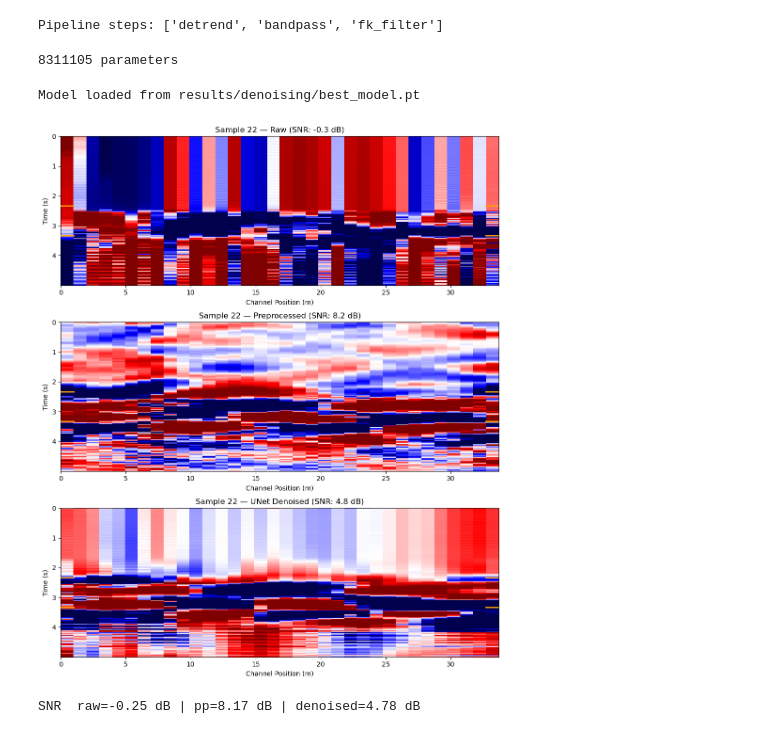
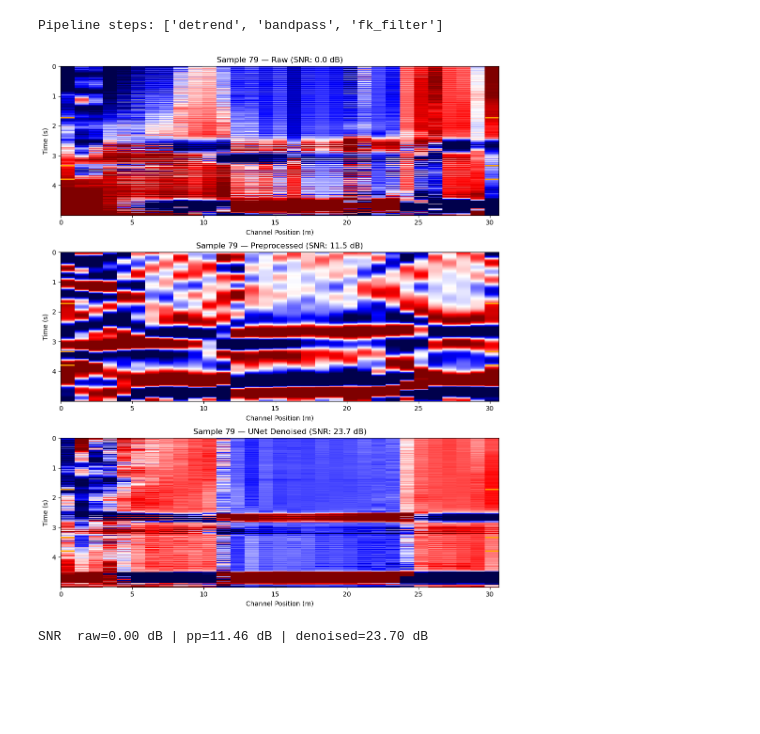
Before and after one commit to UWGeoD/DAS_Preprocessing, a Jupyter notebook: notebooks/eval_denoising.ipynb, the cells around one changed output. Saved outputs shown, nothing was run; the diff lists cells and outputs as text; code cells hidden in the pictures; blank space fills up the shorter version.

```diff
--- a/notebooks/eval_denoising.ipynb
+++ b/notebooks/eval_denoising.ipynb
@@ -14,15 +11,18 @@ The autoreload extension is already loaded. To reload it, use:
 # %%
 import yaml
-from config import DAS_FILE
+from config import load_dataset_config
 from DAS import DAS
 
+# Uses ACTIVE_DATASET from config.py — make sure it matches the dataset
+# the model in results/denoising/ was trained on.
+ds_cfg = load_dataset_config()
+
 with open("configs/denoising.yaml") as f:
-    cfg = yaml.safe_load(f)
+    den_cfg = yaml.safe_load(f)
 
-# Config value takes priority; file metadata used only as fallback
-_meta = DAS(DAS_FILE).meta
-dx = cfg.get("dx") or _meta["dx"]
-dt = cfg.get("dt") or _meta["dt"]
+_meta = DAS(ds_cfg["das_file"]).meta
+dx = ds_cfg.get("dx") or _meta.get("dx")
+dt = ds_cfg.get("dt") or _meta.get("dt")
 # %%
 import warnings
 warnings.filterwarnings("ignore", message="Pandas requires version", category=UserWarning)
@@ -39,11 +39,11 @@ from preprocessing import make_preprocess
 device = torch.device("cuda" if torch.cuda.is_available() else "cpu")
 print("Using device:", device)
 
-DATA_DIR = cfg.get("data_dir", "data")
-SAVE_DIR = cfg.get("save_dir", "results/denoising")
-FS_DAS = cfg["fs"]
+DATA_DIR = ds_cfg["data_dir"]
+SAVE_DIR = den_cfg.get("save_dir", "results/denoising")
+FS_DAS   = ds_cfg["fs_das"]
 
-df = pd.read_csv(os.path.join(DATA_DIR, cfg["labels_csv"]))
+df = pd.read_csv(os.path.join(DATA_DIR, den_cfg["labels_csv"]))
 df_pos = df[df["count"] > 0].reset_index(drop=True)
 
 with open(os.path.join(SAVE_DIR, "splits.json")) as f:
@@ -81,78 +97,60 @@ test_df
 # %%
-steps = [(s["name"], {k: v for k, v in s.items() if k != "name"}) for s in cfg["steps"]]
+steps = [(s["name"], {k: v for k, v in s.items() if k != "name"}) for s in den_cfg["steps"]]
 pp = make_preprocess(steps=steps, dx=dx, dt=dt)
 print(f"Pipeline steps: {[s[0] for s in steps]}")
 # %% [output]
 Pipeline steps: ['detrend', 'bandpass', 'fk_filter']
-# %%
-model = UNetV2(in_channels=1, out_channels=1).to(device)
-print(sum(p.numel() for p in model.parameters()), "parameters")
-# %% [output]
-8311105 parameters
-# %%
-# Load the trained model saved by: python train.py --task denoising
-model.load_state_dict(torch.load("results/denoising/best_model.pt", map_location=device))
-model.eval()
-print("Model loaded from results/denoising/best_model.pt")
-# %% [output]
-Model loaded from results/denoising/best_model.pt
 # %%
 from Utilities import plot_das_data, compute_snr
 import matplotlib.pyplot as plt
 
-# Requires labels.csv to have signal_rects column: run `python prepare_data.py` first
-SAMPLE_IDX = 4  # change to inspect different test samples
+# Requires: python prepare_data.py + python train.py --task denoising + python predict.py --task denoising
+SAMPLE_IDX = 8  # change to inspect different test samples
 
-dp_cfg = yaml.safe_load(open("configs/data_prep.yaml"))
-fps_video = dp_cfg["fps_video"]
+fps_video = ds_cfg["fps_video"]
 
 row = test_df.iloc[SAMPLE_IDX]
 sid = row["sample_id"]
-raw = np.load(row["data_path"]).astype(np.float32)
+raw   = np.load(row["data_path"]).astype(np.float32)
 clean = pp(raw, FS_DAS).astype(np.float32)
 
-# Normalize the same way the dataset does during training
-mean, std = raw.mean(), raw.std() + 1e-8
-with torch.no_grad():
-    raw_norm = (raw - mean) / std
-    raw_t = torch.from_numpy(raw_norm[None, None, ...]).to(device)
-    pred_norm = model(raw_t).squeeze().cpu().numpy()
-pred = pred_norm * std + mean  # restore original signal units
+# Load precomputed denoised output — already in clean signal units (pred_norm * std, no DC)
+denoised_path = os.path.join(DATA_DIR, "denoised", f"denoised_sample_{sid:06d}.npy")
+pred = np.load(denoised_path).astype(np.float32)
 
 rects = json.loads(row["signal_rects"])
 win_start_frame = row["start_frame"]
 
 snr_raw   = compute_snr(raw,   rects, win_start_frame, fps_video, FS_DAS)
 snr_clean = compute_snr(clean, rects, win_start_frame, fps_video, FS_DAS)
 snr_pred  = compute_snr(pred,  rects, win_start_frame, fps_video, FS_DAS)
 
 channels = np.arange(raw.shape[0])
 fig, axes = plt.subplots(3, 1, figsize=(10, 12))
 plot_das_data(data=raw,   channels=channels, dx=dx, dt=dt,
               title=f"Sample {sid} — Raw (SNR: {snr_raw:.1f} dB)",
               ax=axes[0], fig=fig, show=False)
 plot_das_data(data=clean, channels=channels, dx=dx, dt=dt,
               title=f"Sample {sid} — Preprocessed (SNR: {snr_clean:.1f} dB)",
               ax=axes[1], fig=fig, show=False)
 plot_das_data(data=pred,  channels=channels, dx=dx, dt=dt,
               title=f"Sample {sid} — UNet Denoised (SNR: {snr_pred:.1f} dB)",
               ax=axes[2], fig=fig, show=False)
 
 for ax in axes:
     for r_s, r_e in rects:
         t_s = (r_s - win_start_frame) / fps_video
         t_e = (r_e - win_start_frame) / fps_video
-        #ax.axhspan(t_s, t_e, alpha=0.2, color="yellow", zorder=2)
         for t in (t_s, t_e):
             ax.axhline(t, xmin=0, xmax=0.03, color="orange", linewidth=2, zorder=3)
             ax.axhline(t, xmin=0.97, xmax=1.0, color="orange", linewidth=2, zorder=3)
 
 plt.tight_layout()
 plt.show()
 print(f"SNR  raw={snr_raw:.2f} dB | pp={snr_clean:.2f} dB | denoised={snr_pred:.2f} dB")
 # %% [output]
-[figure, old version]
+[figure, new version]
-SNR  raw=-0.25 dB | pp=8.17 dB | denoised=4.78 dB
+SNR  raw=0.00 dB | pp=11.46 dB | denoised=23.70 dB
 # %%
 from Utilities import plot_single
 import matplotlib.pyplot as plt
```
Also changed, not shown: parts of 5 cells of this notebook, 1 other file.
